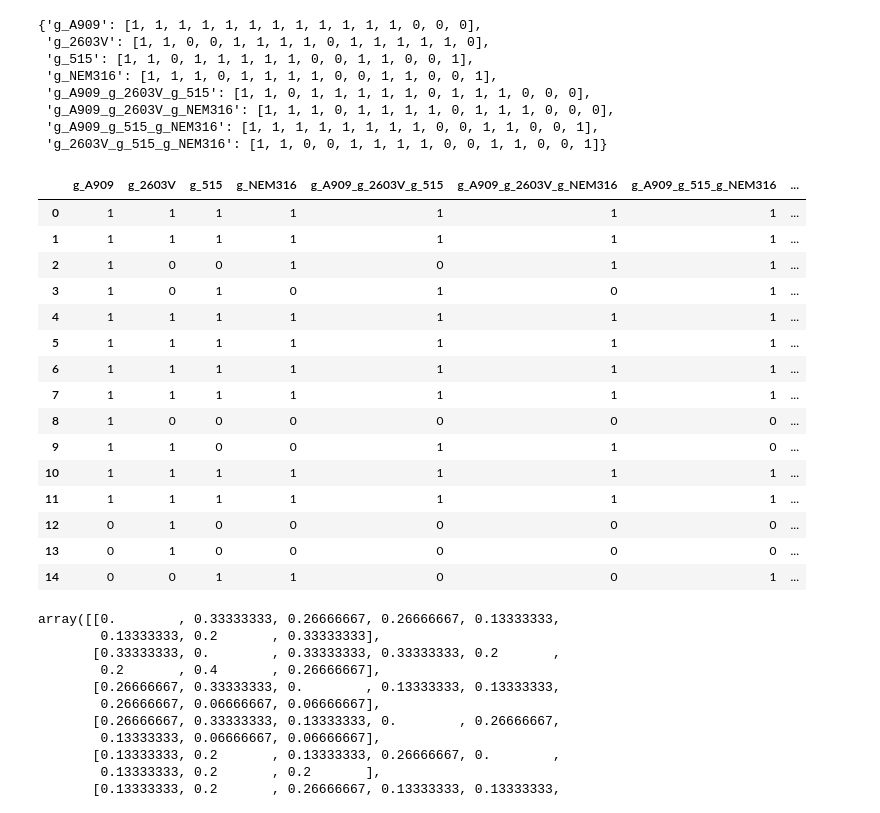
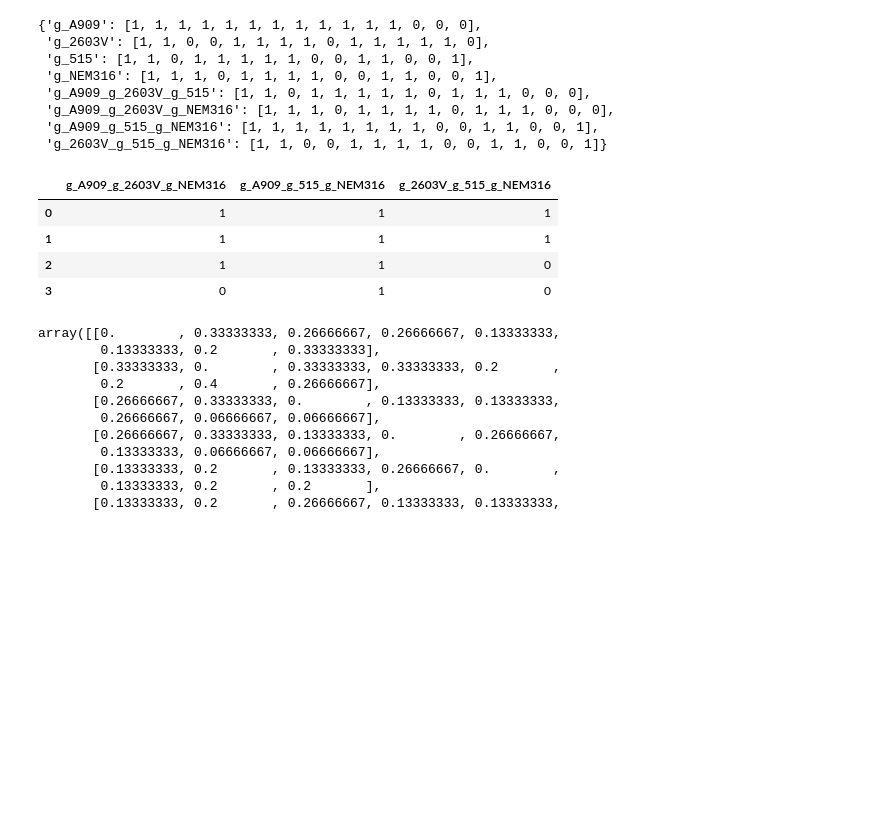
Before and after one commit to shadayguerrero/TDA-Metaganomas, a Jupyter notebook: examples-TDA/tda_genes.ipynb, the cells around one changed output. Drawn from its saved outputs; the diff is of its cells as text; code cells hidden in the pictures; blank space fills up the shorter version.

```diff
--- a/examples-TDA/tda_genes.ipynb
+++ b/examples-TDA/tda_genes.ipynb
@@ -251,24 +280,13 @@ genomas_mediam
  'g_2603V_g_515_g_NEM316': [1, 1, 0, 0, 1, 1, 1, 1, 0, 0, 1, 1, 0, 0, 1]}
 # %%
 df_mediam = pd.DataFrame.from_dict(genomas_mediam)
-df_mediam
+df_mediam.iloc[:4,5:]
 # %% [output]
-|  | g_A909 | g_2603V | g_515 | g_NEM316 | g_A909_g_2603V_g_515 | g_A909_g_2603V_g_NEM316 | g_A909_g_515_g_NEM316 | ... |
-| 0 | 1 | 1 | 1 | 1 | 1 | 1 | 1 | ... |
-| 1 | 1 | 1 | 1 | 1 | 1 | 1 | 1 | ... |
-| 2 | 1 | 0 | 0 | 1 | 0 | 1 | 1 | ... |
-| 3 | 1 | 0 | 1 | 0 | 1 | 0 | 1 | ... |
-| 4 | 1 | 1 | 1 | 1 | 1 | 1 | 1 | ... |
-| 5 | 1 | 1 | 1 | 1 | 1 | 1 | 1 | ... |
-| 6 | 1 | 1 | 1 | 1 | 1 | 1 | 1 | ... |
-| 7 | 1 | 1 | 1 | 1 | 1 | 1 | 1 | ... |
-| 8 | 1 | 0 | 0 | 0 | 0 | 0 | 0 | ... |
-| 9 | 1 | 1 | 0 | 0 | 1 | 1 | 0 | ... |
-| 10 | 1 | 1 | 1 | 1 | 1 | 1 | 1 | ... |
-| 11 | 1 | 1 | 1 | 1 | 1 | 1 | 1 | ... |
-| 12 | 0 | 1 | 0 | 0 | 0 | 0 | 0 | ... |
-| 13 | 0 | 1 | 0 | 0 | 0 | 0 | 0 | ... |
-| 14 | 0 | 0 | 1 | 1 | 0 | 0 | 1 | ... |
+|  | g_A909_g_2603V_g_NEM316 | g_A909_g_515_g_NEM316 | g_2603V_g_515_g_NEM316 |
+| 0 | 1 | 1 | 1 |
+| 1 | 1 | 1 | 1 |
+| 2 | 1 | 1 | 0 |
+| 3 | 0 | 1 | 0 |
 # %%
 matrix_dintancia_extendida=distancia(df_mediam)
 persistence_extendida=complejo(matrix_dintancia_extendida)
```
Also changed, not shown: parts of 14 cells of this notebook, 35 other files.
